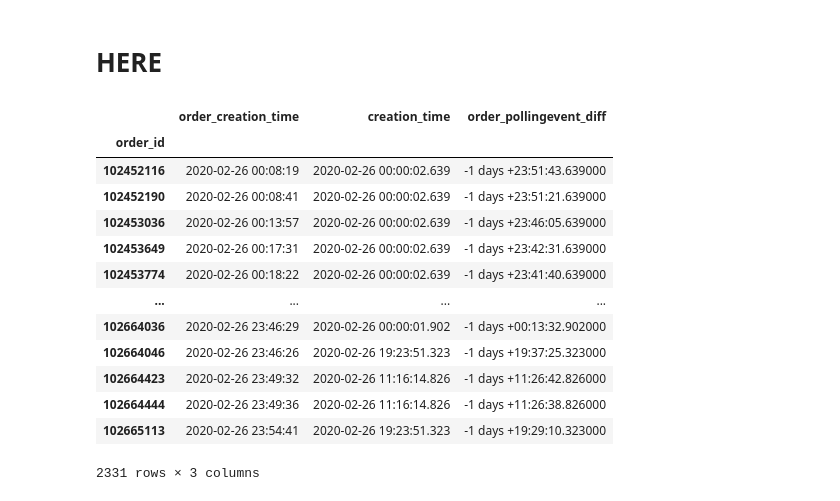
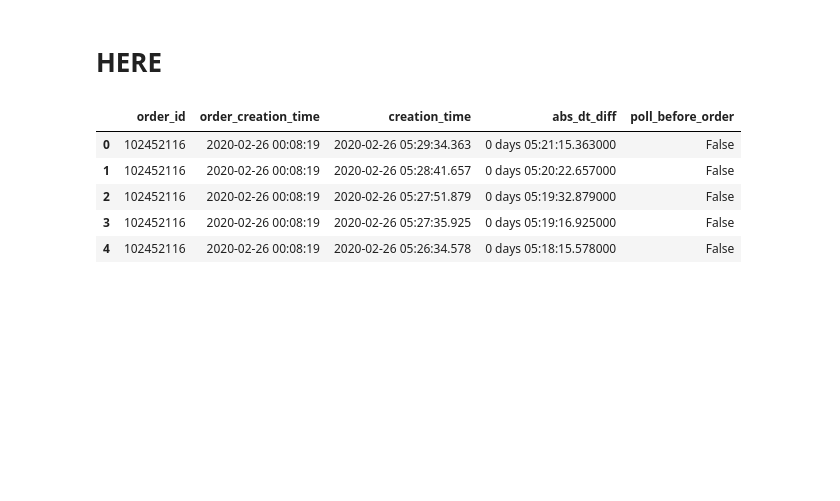
Before and after one commit to gaelsuv/glovo, a Jupyter notebook: solution/test_python/exercise.ipynb, the cells around one changed output. Cells and saved outputs as stored; diff of their text form; code cells hidden in the pictures; blank space fills up the shorter version.

```diff
--- a/solution/test_python/exercise.ipynb
+++ b/solution/test_python/exercise.ipynb
@@ -192,22 +281,18 @@ df_report.head()
 # %% [markdown]
 # HERE
 # %%
-testa = df[['order_id', 'order_creation_time', 'creation_time']].sort_values(['order_id', 'creation_time'], ascending = [True, False])
-testa['order_pollingevent_diff'] = df['creation_time'] - df['order_creation_time']
+df_shift = df[['order_id', 'order_creation_time', 'creation_time']].sort_values(['order_id', 'creation_time'], ascending = [True, False])
+# testa['abs_dt_diff'] = abs(df['creation_time'] - df['order_creation_time'])
+df_shift['abs_dt_diff'] = abs(df['order_creation_time'] - df['creation_time'])
+df_shift['poll_before_order'] = (df['order_creation_time'] > df['creation_time'])
+
 # print(testa.head())
-testa.groupby('order_id').min('order_pollingevent_diff')
+# testa.groupby('order_id').min('order_pollingevent_diff')
+df_shift.head()
 # %% [output]
-|  | order_creation_time | creation_time | order_pollingevent_diff |
-| order_id |  |  |  |
-| 102452116 | 2020-02-26 00:08:19 | 2020-02-26 00:00:02.639 | -1 days +23:51:43.639000 |
-| 102452190 | 2020-02-26 00:08:41 | 2020-02-26 00:00:02.639 | -1 days +23:51:21.639000 |
-| 102453036 | 2020-02-26 00:13:57 | 2020-02-26 00:00:02.639 | -1 days +23:46:05.639000 |
-| 102453649 | 2020-02-26 00:17:31 | 2020-02-26 00:00:02.639 | -1 days +23:42:31.639000 |
-| 102453774 | 2020-02-26 00:18:22 | 2020-02-26 00:00:02.639 | -1 days +23:41:40.639000 |
-| ... | ... | ... | ... |
-| 102664036 | 2020-02-26 23:46:29 | 2020-02-26 00:00:01.902 | -1 days +00:13:32.902000 |
-| 102664046 | 2020-02-26 23:46:26 | 2020-02-26 19:23:51.323 | -1 days +19:37:25.323000 |
-| 102664423 | 2020-02-26 23:49:32 | 2020-02-26 11:16:14.826 | -1 days +11:26:42.826000 |
-| 102664444 | 2020-02-26 23:49:36 | 2020-02-26 11:16:14.826 | -1 days +11:26:38.826000 |
-| 102665113 | 2020-02-26 23:54:41 | 2020-02-26 19:23:51.323 | -1 days +19:29:10.323000 |
+|  | order_id | order_creation_time | creation_time | abs_dt_diff | poll_before_order |
+| 0 | 102452116 | 2020-02-26 00:08:19 | 2020-02-26 05:29:34.363 | 0 days 05:21:15.363000 | False |
+| 1 | 102452116 | 2020-02-26 00:08:19 | 2020-02-26 05:28:41.657 | 0 days 05:20:22.657000 | False |
+| 2 | 102452116 | 2020-02-26 00:08:19 | 2020-02-26 05:27:51.879 | 0 days 05:19:32.879000 | False |
+| 3 | 102452116 | 2020-02-26 00:08:19 | 2020-02-26 05:27:35.925 | 0 days 05:19:16.925000 | False |
+| 4 | 102452116 | 2020-02-26 00:08:19 | 2020-02-26 05:26:34.578 | 0 days 05:18:15.578000 | False |
-2331 rows × 3 columns
```
Also changed, not shown: parts of 39 cells of this notebook, 1 other file.
